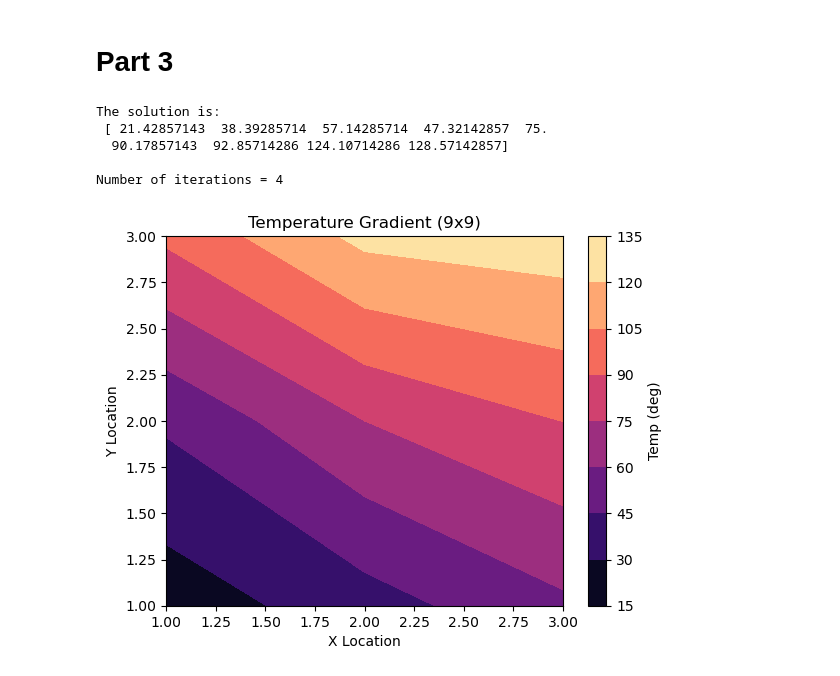
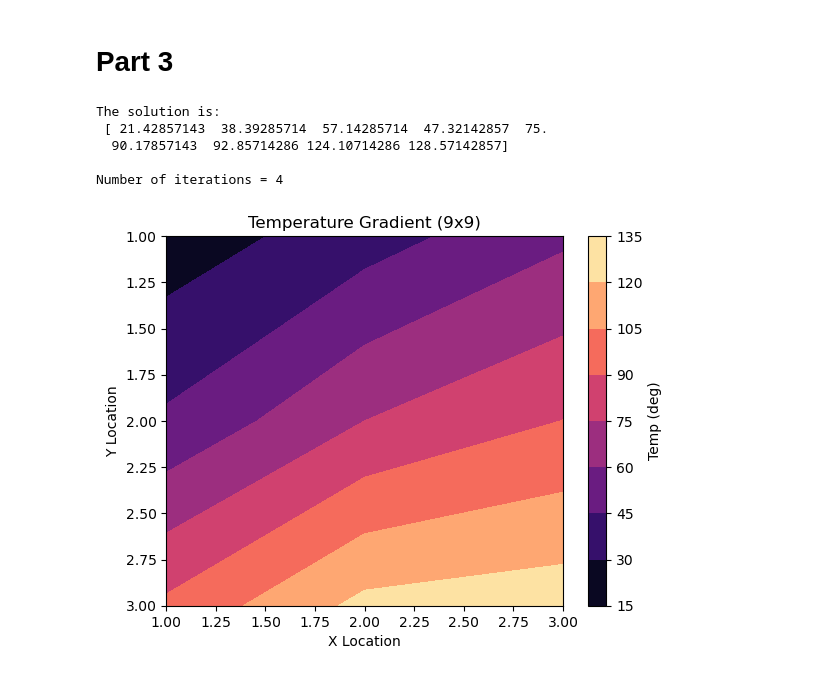
Before and after one commit to sladesladeslade/SchoolStuff, a Jupyter notebook: aeroComputing/HW3/AEEM2058_Slade_Brooks_HW3.ipynb, the cells around one changed output. Drawn from its saved outputs; the diff is of its cells as text; code cells hidden in the pictures.

```diff
--- a/aeroComputing/HW3/AEEM2058_Slade_Brooks_HW3.ipynb
+++ b/aeroComputing/HW3/AEEM2058_Slade_Brooks_HW3.ipynb
@@ -232,31 +232,34 @@ b9 = np.array([0, 0, -100, 0, -0, -100, -200, -200, -300],dtype="float64")
 # create empty x
 x9 = np.zeros(9)
 
 # compute conjgrad
 t0 = time.perf_counter()
 conjGrad9,numIter9 = pyvot.conjGrad(Ax2,x9,b9.copy())
 conjGradtime9 = time.perf_counter() - t0
 print("\nThe solution is:\n",conjGrad9)
 print("\nNumber of iterations =",numIter)
 
 # reshape conjGrad output to be a 2D array
 conjGrad9 = conjGrad9.reshape([3, 3])
 
 # set up an xy grid to plot with
 x = np.arange(1, 4)
 y = x
 
 # plot contour plot with magma because scary ooh
 plt.contourf(x, y, conjGrad9, cmap="magma")
+# invert axis to match problem diagram
+plt.gca().invert_yaxis()
+# formatting b/c yay
 plt.xlabel("X Location")
 plt.ylabel("Y Location")
 plt.title("Temperature Gradient (9x9)")
 plt.colorbar(label="Temp (deg)")
 plt.show()
 # %% [output]
 The solution is:
  [ 21.42857143  38.39285714  57.14285714  47.32142857  75.
   90.17857143  92.85714286 124.10714286 128.57142857]
 
 Number of iterations = 4
-[figure, old version]
+[figure, new version]
```
